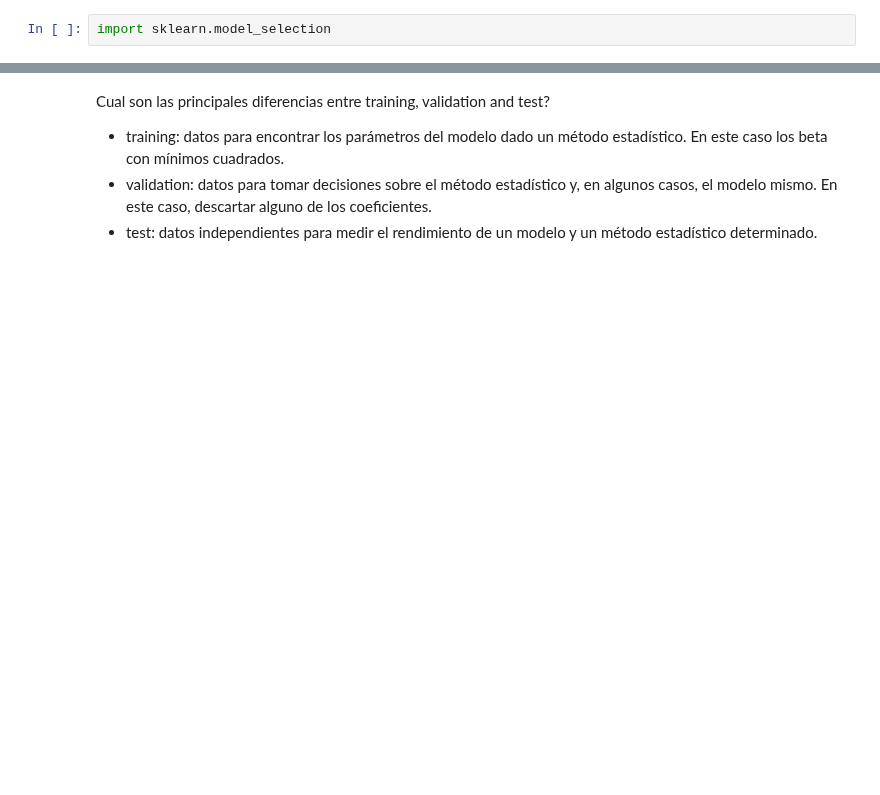
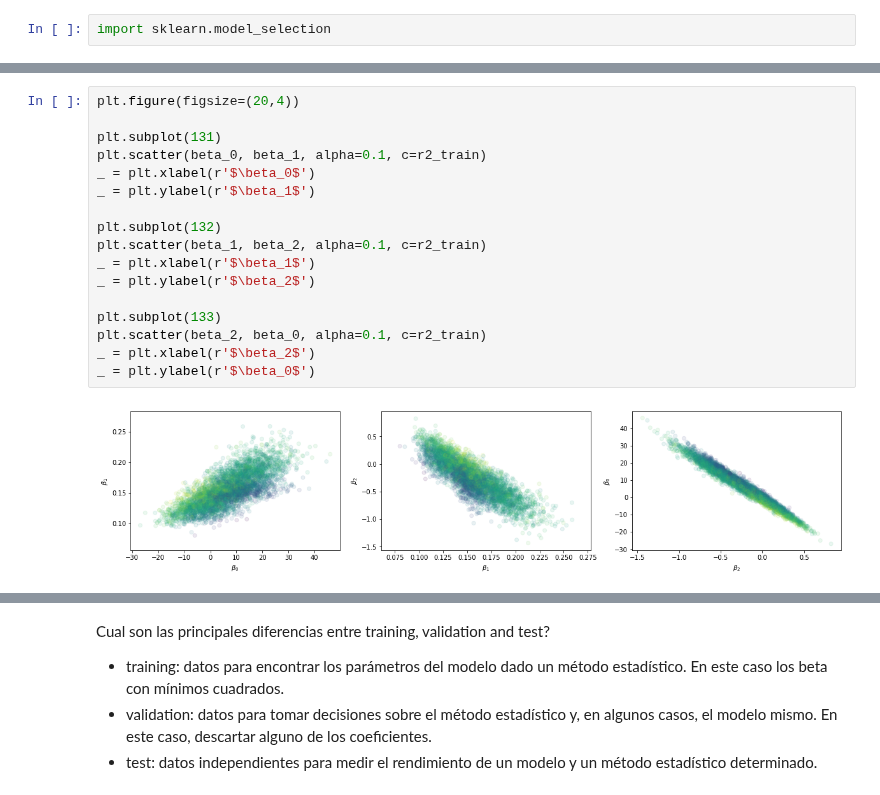
Before and after one commit to ComputoCienciasUniandes/MetodosComputacionalesAvanzados, a Jupyter notebook: secciones/07.CrossValidation/bootstrap.ipynb, the cells around one changed output, grey strips where cells are left out. Saved outputs shown, nothing was run; the diff lists cells and outputs as text; blank space fills up the shorter version.

```diff
--- a/secciones/07.CrossValidation/bootstrap.ipynb
+++ b/secciones/07.CrossValidation/bootstrap.ipynb
@@ -64 +118,20 @@ _ = plt.hist(beta_2, bins=40)
+# %%
+plt.figure(figsize=(20,4))
+
+plt.subplot(131)
+plt.scatter(beta_0, beta_1, alpha=0.1, c=r2_train)
+_ = plt.xlabel(r'$\beta_0$')
+_ = plt.ylabel(r'$\beta_1$')
+
+plt.subplot(132)
+plt.scatter(beta_1, beta_2, alpha=0.1, c=r2_train)
+_ = plt.xlabel(r'$\beta_1$')
+_ = plt.ylabel(r'$\beta_2$')
+
+plt.subplot(133)
+plt.scatter(beta_2, beta_0, alpha=0.1, c=r2_train)
+_ = plt.xlabel(r'$\beta_2$')
+_ = plt.ylabel(r'$\beta_0$')
+# %% [output]
+[figure, added]
 # %%
```
Also changed, not shown: parts of 23 cells of this notebook.
